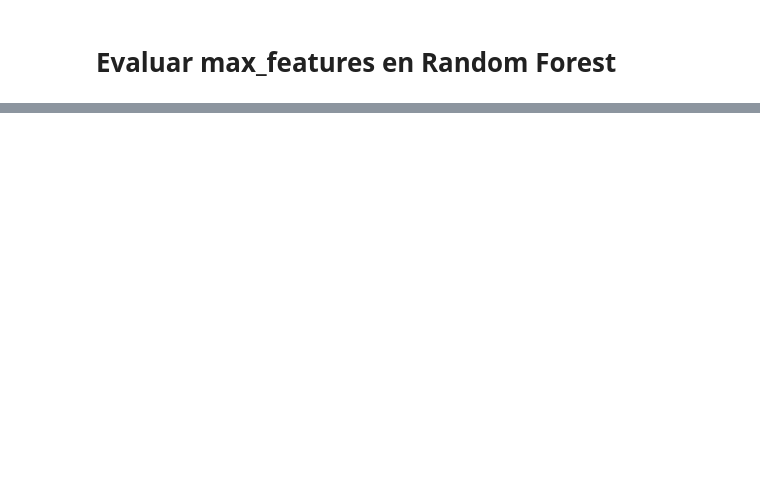
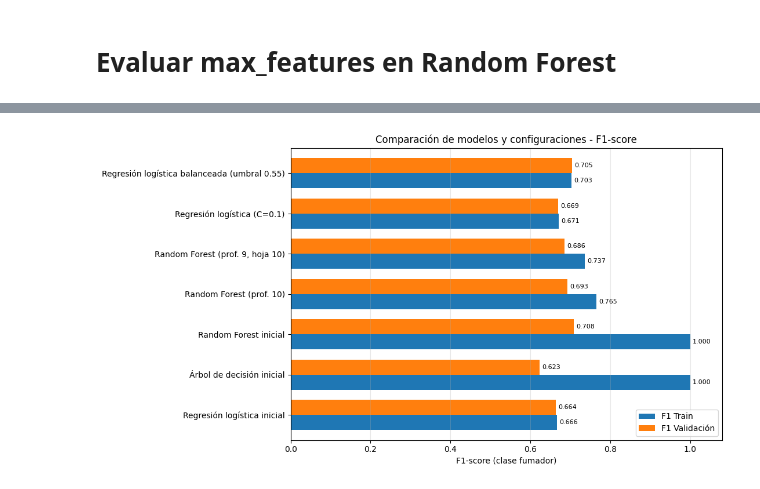
Before and after one commit to nachopedretti/diploup2026-TP2, a Jupyter notebook: notebooks/04_entrenamiento_y_optimizacion.ipynb, the cells around one changed output, grey strips where cells are left out. Cells and saved outputs as stored; diff of their text form; code cells hidden in the pictures; blank space fills up the shorter version.

```diff
--- a/notebooks/04_entrenamiento_y_optimizacion.ipynb
+++ b/notebooks/04_entrenamiento_y_optimizacion.ipynb
@@ -583,0 +1297,49 @@ display(pd.DataFrame(resultados_profundidad).round(4))
+# %%
+import pandas as pd
+import matplotlib.pyplot as plt
+
+# Resultados de las configuraciones evaluadas
+resultados = pd.DataFrame({
+    "Modelo": [
+        "Regresión logística inicial",
+        "Árbol de decisión inicial",
+        "Random Forest inicial",
+        "Random Forest (prof. 10)",
+        "Random Forest (prof. 9, hoja 10)",
+        "Regresión logística (C=0.1)",
+        "Regresión logística balanceada (umbral 0.55)"
+    ],
+    "F1 Train": [
+        0.6665, 1.0000, 1.0000,
+        0.7655, 0.7365, 0.6712, 0.7029
+    ],
+    "F1 Validación": [
+        0.6638, 0.6233, 0.7084,
+        0.6927, 0.6860, 0.6694, 0.7046
+    ]
+})
+
+# Gráfico comparativo
+ax = resultados.set_index("Modelo")[
+    ["F1 Train", "F1 Validación"]
+].plot(
+    kind="barh",
+    figsize=(11, 6),
+    width=0.75
+)
+
+plt.title("Comparación de modelos y configuraciones - F1-score")
+plt.xlabel("F1-score (clase fumador)")
+plt.ylabel("")
+plt.xlim(0, 1.08)
+plt.grid(axis="x", alpha=0.3)
+plt.legend(loc="lower right")
+
+# Mostrar valores
+for contenedor in ax.containers:
+    ax.bar_label(contenedor, fmt="%.3f", padding=3, fontsize=8)
+
+plt.tight_layout()
+plt.show()
+# %% [output]
+[figure, added]
```
Also changed, not shown: parts of 101 cells of this notebook.
